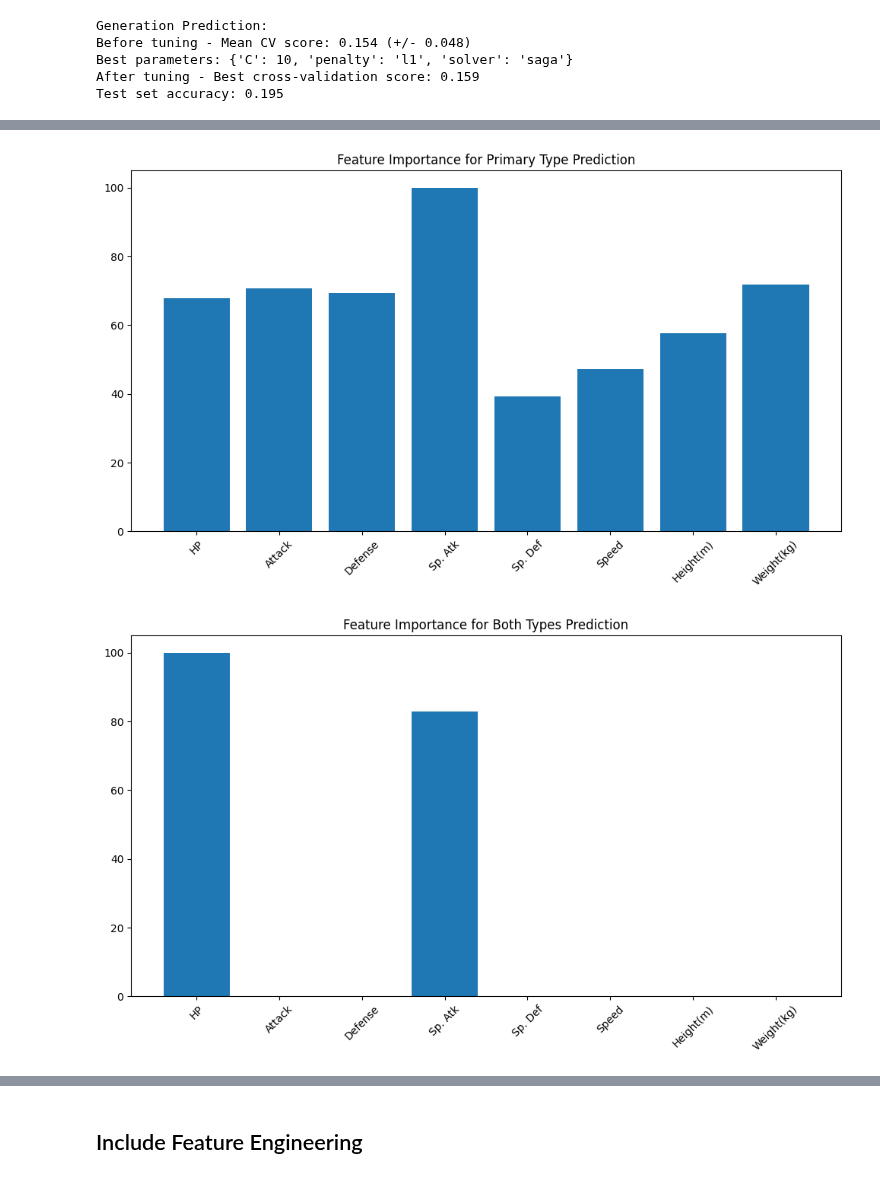
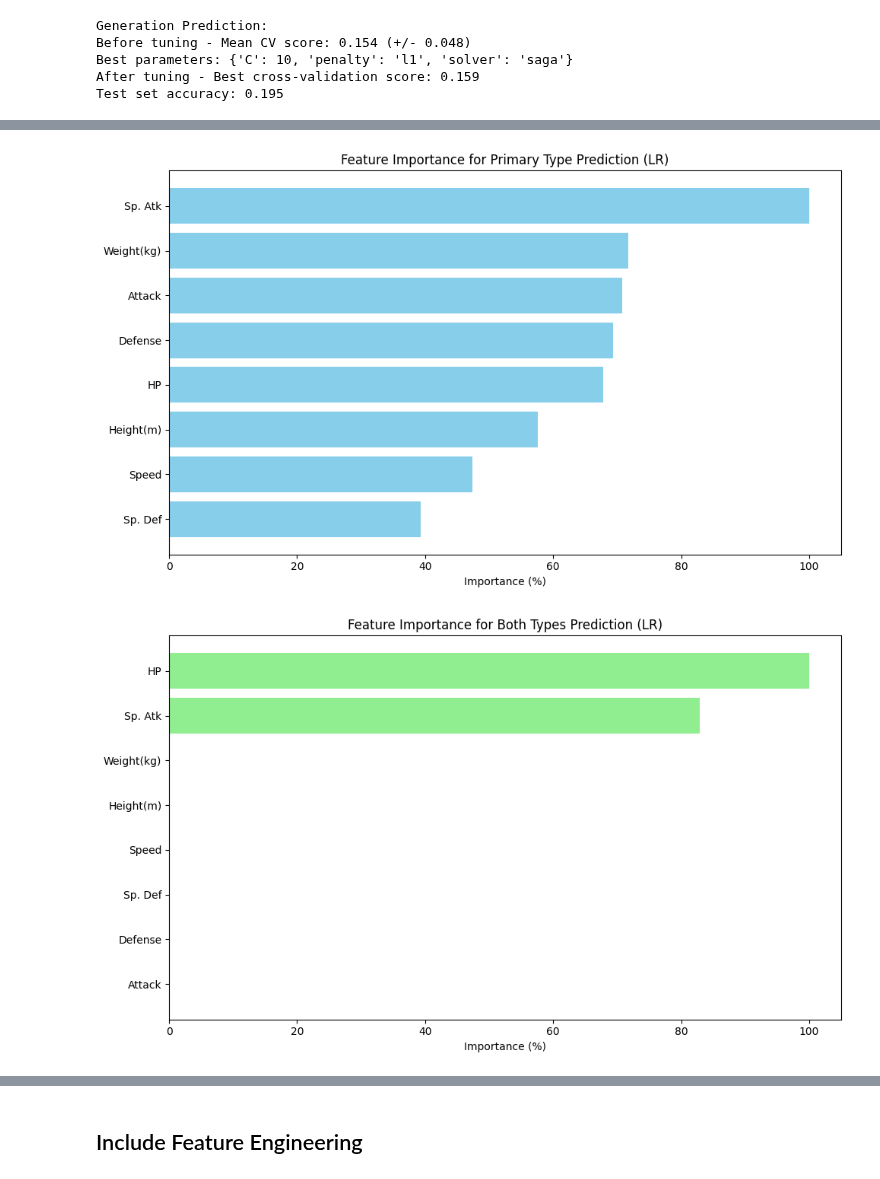
Before and after one commit to marvin-chen/cos-independent-work, a Jupyter notebook: logistic_regression.ipynb, the cells around one changed output, grey strips where cells are left out. Drawn from its saved outputs; the diff is of its cells as text; code cells hidden in the pictures.

```diff
--- a/logistic_regression.ipynb
+++ b/logistic_regression.ipynb
@@ -520,38 +536,51 @@ Correct classification rate: 20.00%
 # %%
+import numpy as np
 import matplotlib.pyplot as plt
 
 # Primary Type Feature Importance
 primary_importance = np.abs(grid_search_primary.best_estimator_.coef_).mean(axis=0)
 primary_importance = 100.0 * (primary_importance / primary_importance.max())
+sorted_primary_indices = np.argsort(primary_importance)[::-1]
+sorted_primary_importance = primary_importance[sorted_primary_indices]
+sorted_primary_features = [features[i] for i in sorted_primary_indices]
 
 plt.figure(figsize=(10, 6))
-plt.bar(features, primary_importance)
+plt.barh(sorted_primary_features, sorted_primary_importance, color='skyblue')
+plt.xlabel('Importance (%)')
 plt.title('Feature Importance for Primary Type Prediction (LR)')
-plt.xticks(rotation=45)
+plt.gca().invert_yaxis()  # Invert y-axis to show most important at the top
 plt.tight_layout()
 plt.show()
 
 # Both Types Feature Importance
 both_importance = np.abs(grid_search_both.best_estimator_.estimators_[0].coef_).mean(axis=0)
 both_importance = 100.0 * (both_importance / both_importance.max())
+sorted_both_indices = np.argsort(both_importance)[::-1]
+sorted_both_importance = both_importance[sorted_both_indices]
+sorted_both_features = [features[i] for i in sorted_both_indices]
 
 plt.figure(figsize=(10, 6))
-plt.bar(features, both_importance)
+plt.barh(sorted_both_features, sorted_both_importance, color='lightgreen')
+plt.xlabel('Importance (%)')
 plt.title('Feature Importance for Both Types Prediction (LR)')
-plt.xticks(rotation=45)
+plt.gca().invert_yaxis()  # Invert y-axis to show most important at the top
 plt.tight_layout()
 plt.show()
 
 # Generation Feature Importance
 gen_importance = np.abs(grid_search_gen.best_estimator_.coef_).mean(axis=0)
 gen_importance = 100.0 * (gen_importance / gen_importance.max())
+sorted_gen_indices = np.argsort(gen_importance)[::-1]
+sorted_gen_importance = gen_importance[sorted_gen_indices]
+sorted_gen_features = [features[i] for i in sorted_gen_indices]
 
 plt.figure(figsize=(10, 6))
-plt.bar(features, gen_importance)
+plt.barh(sorted_gen_features, sorted_gen_importance, color='salmon')
+plt.xlabel('Importance (%)')
 plt.title('Feature Importance for Generation Prediction (LR)')
-plt.xticks(rotation=45)
+plt.gca().invert_yaxis()  # Invert y-axis to show most important at the top
 plt.tight_layout()
 plt.show()
 # %% [output]
-[figure, old version]
+[figure, new version]
-[figure, old version]
+[figure, new version]
```
Also changed, not shown: parts of 8 cells of this notebook.
